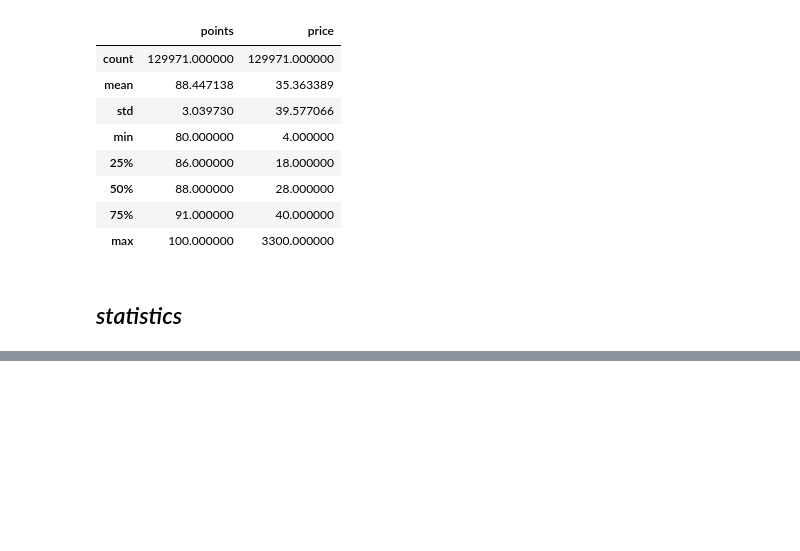
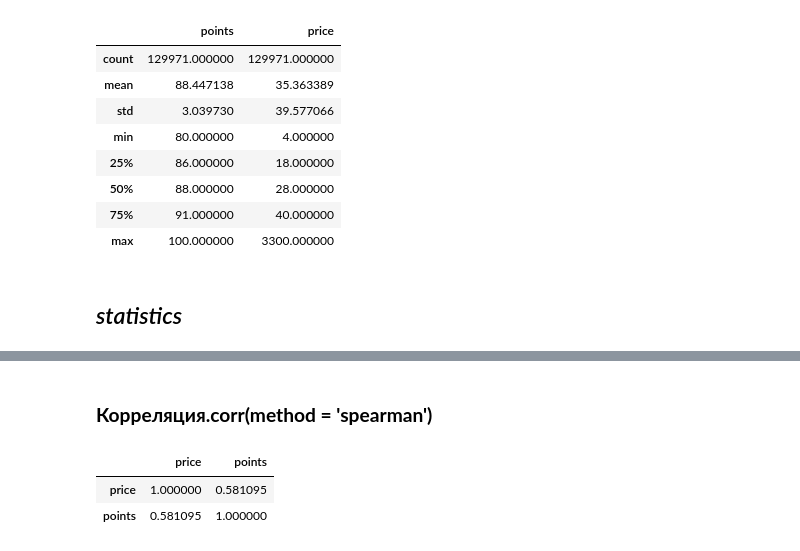
Before and after one commit to RDS2ML/3SF, a Jupyter notebook: EDA-2/statistics and correlation types.ipynb, the cells around one changed output, grey strips where cells are left out. Cells and saved outputs as stored; diff of their text form; code cells hidden in the pictures; blank space fills up the shorter version.

```diff
--- a/EDA-2/statistics and correlation types.ipynb
+++ b/EDA-2/statistics and correlation types.ipynb
@@ -30,0 +92,8 @@ Python method wine price mean -  35.36
+# %% [markdown]
+### **Корреляция.corr(method = 'spearman')**
+# %%
+wine[['price', 'points']].corr(method='spearman')
+# %% [output]
+|  | price | points |
+| price | 1.000000 | 0.581095 |
+| points | 0.581095 | 1.000000 |
```
Also changed, not shown: parts of 15 cells of this notebook, 1 other file.
